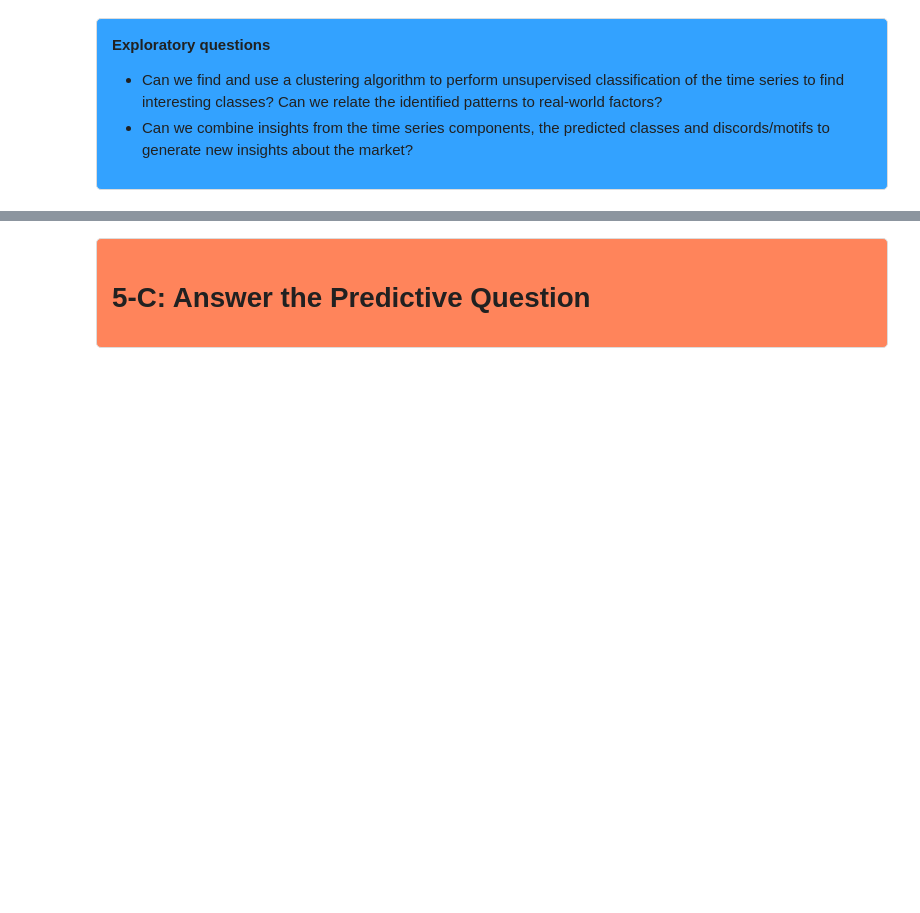
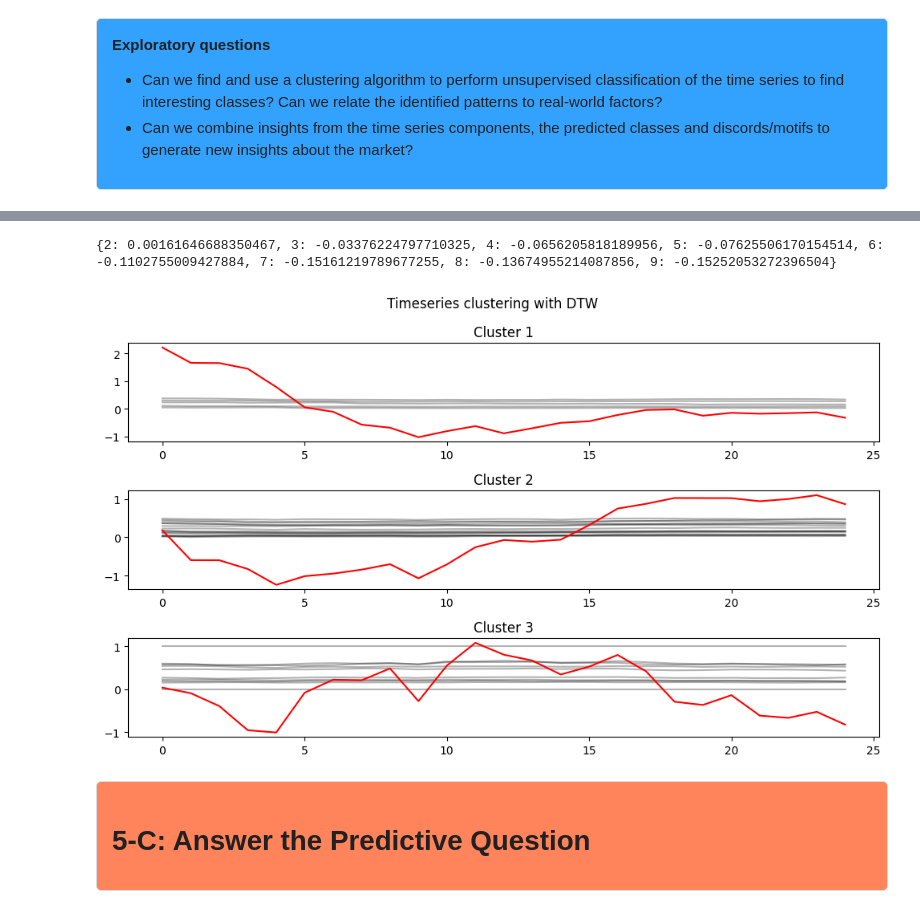
Before and after one commit to Victor-L-Almgren/Collaboration-Repo, a Jupyter notebook: Final_notebook.ipynb, the cells around one changed output, grey strips where cells are left out. Drawn from its saved outputs; the diff is of its cells as text; code cells hidden in the pictures; blank space fills up the shorter version.

```diff
--- a/Final_notebook.ipynb
+++ b/Final_notebook.ipynb
@@ -547,3 +535,42 @@ Stocks in cluster 2: ['BAC', 'CSCO', 'HPQ', 'MSFT', 'PG', 'WMT']
+# %%
+# Timeseries clustering with Euclidean distance to compare and find similar stocks
+
+# Creating a function to find the lowest average silhuette score
+def find_optimal_k_euclidean(data, clusters):
+    sil_scores = {}
+    for n_clusters in clusters:
+        model = TimeSeriesKMeans(n_clusters=n_clusters, random_state=42)
+        y_pred = model.fit_predict(data)
+        distance_matrix = cdist_dtw(X_train_cluster)
+
+        # Compute and store the silhuette scores
+        sil_avg = silhouette_score(distance_matrix, y_pred,  metric="precomputed")
+        sil_scores[n_clusters] = sil_avg
+    return sil_scores
+
+# Calling the function to find the optimal k
+n_clusters_to_try = range(2, 10, 1)
+sil_scores = find_optimal_k_euclidean(X_train_clsuter, n_clusters_to_try)
+print(sil_scores)
+
+# Creating the model and making a preduction
+final_model = TimeSeriesKMeans(n_clusters=optimal_k, random_state=42)
+y_pred = final_model.fit_predict(X_train_cluster)
+
+# Plotting taken from the TSLearn documentation
+plt.figure(figsize=(10, 6))
+plt.suptitle('Timeseries clustering with DTW')
+for yi in range(optimal_k):
+    plt.subplot(optimal_k, 1, 1 + yi)
+    for xx in X_train_clsuter[y_pred == yi]:
+        plt.plot(xx.ravel(), "k-", alpha=.3)
+    plt.plot(final_model.cluster_centers_[yi].ravel(), color="red")
+    plt.title("Cluster %d" % (yi + 1))
+plt.tight_layout()
+plt.show()
+# %% [output]
+{2: 0.00161646688350467, 3: -0.03376224797710325, 4: -0.0656205818189956, 5: -0.07625506170154514, 6: -0.1102755009427884, 7: -0.15161219789677255, 8: -0.13674955214087856, 9: -0.15252053272396504}
+[figure, added]
 # %% [markdown]
 <div style="background-color:rgb(255, 132, 91); padding: 15px; border-radius: 5px; border: 1px solid #dcdcdc;">
 
```
Also changed, not shown: parts of 5 cells of this notebook.
